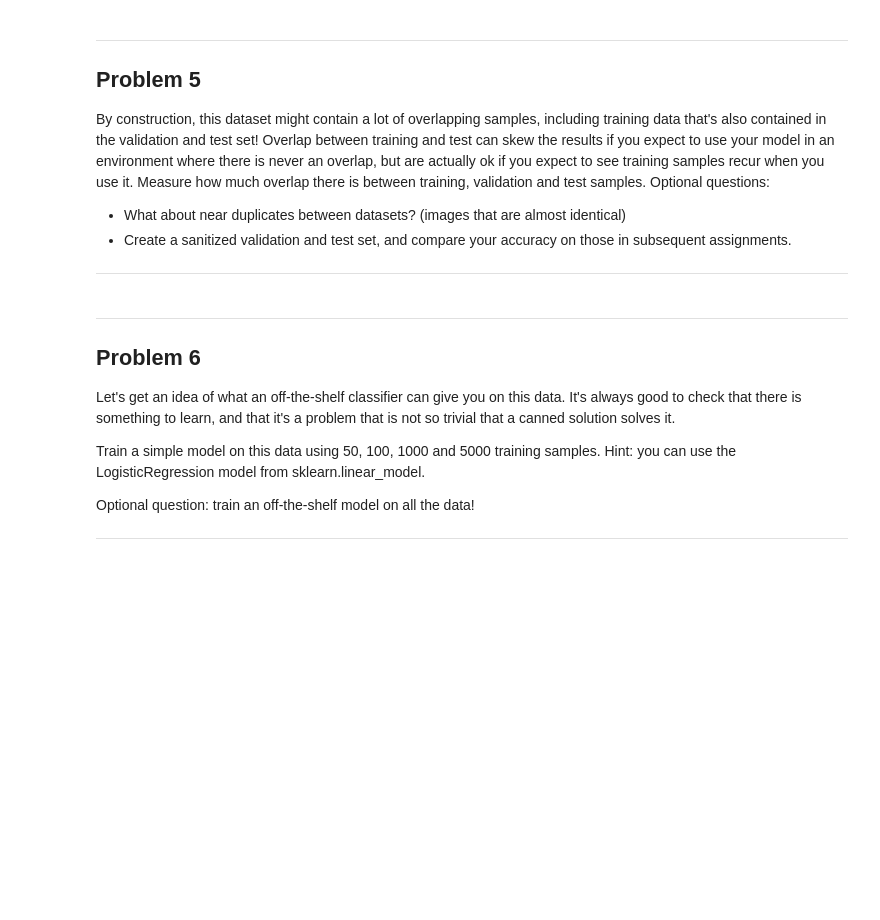
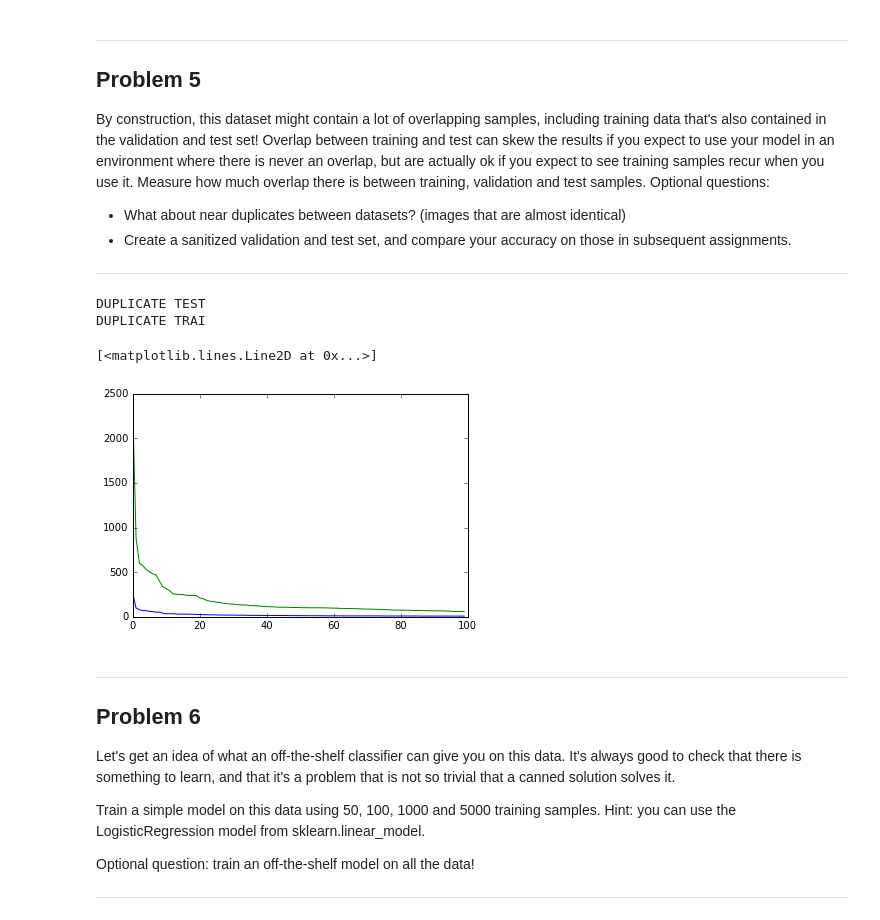
Before and after one commit to frankcarey/tensorflow, a Jupyter notebook: tensorflow/examples/udacity/1_notmnist.ipynb, the cells around one changed output. Cells and saved outputs as stored; diff of their text form; code cells hidden in the pictures; blank space fills up the shorter version.

Commit message:
Problem 4 and 5. Use hashing to compare similar (or the same) images to find how many duplicates are in our training and test sets.

```diff
--- a/tensorflow/examples/udacity/1_notmnist.ipynb
+++ b/tensorflow/examples/udacity/1_notmnist.ipynb
@@ -441,3 +441,13 @@ Problem 4
 Another check: we expect the data to be balanced across classes. Verify that.
 
 ---
+# %%
+print "TRAINING SAMPLES"
+train_counts = np.unique(train_labels, return_counts=True)
+for i in range(10):
+    print "LABEL: " + str(train_counts[0][i]) + " - " + str(train_counts[1][i])
+
+print "\nTEST SAMPLES"
+test_counts = np.unique(test_labels, return_counts=True)
+for i in range(10):
+    print "LABEL: " + str(test_counts[0][i]) + " - " + str(test_counts[1][i])
@@ -494,6 +522,42 @@ Optional questions:
 - What about near duplicates between datasets? (images that are almost identical)
 - Create a sanitized validation and test set, and compare your accuracy on those in subsequent assignments.
 ---
+# %%
+import imagehash
+import PIL
+asize = len(test_dataset)
+ihash = np.ndarray(shape=(asize, 1), dtype=np.dtype('a16'),)
+
+for i in range(asize):
+    img = PIL.Image.fromarray(test_dataset[i] * 255)
+    ihash[i] = imagehash.average_hash(img)
+
+unique = np.unique(ihash, return_counts=True)
+u_sorted = np.sort(unique[1])[::-1]
+
+#Plot the top 100 duplicates (out of thousands)
+print "DUPLICATE TEST"
+plt.plot(u_sorted[:100])
+
+
+asize = len(train_dataset)
+ihash = np.ndarray(shape=(asize, 1), dtype=np.dtype('a16'),)
+
+for i in range(asize):
+    img = PIL.Image.fromarray(train_dataset[i] * 255)
+    ihash[i] = imagehash.average_hash(img)
+
+unique = np.unique(ihash, return_counts=True)
+u_sorted = np.sort(unique[1])[::-1]
+
+#Plot the top 100 duplicates (out of thousands)
+print "DUPLICATE TRAIN"
+plt.plot(u_sorted[:100])
+# %% [output]
+DUPLICATE TEST
+DUPLICATE TRAI
+[<matplotlib.lines.Line2D at 0x...>]
+[figure, added]
 # %% [markdown]
 ---
 Problem 6
```
Also changed, not shown: parts of 1 cell of this notebook.
